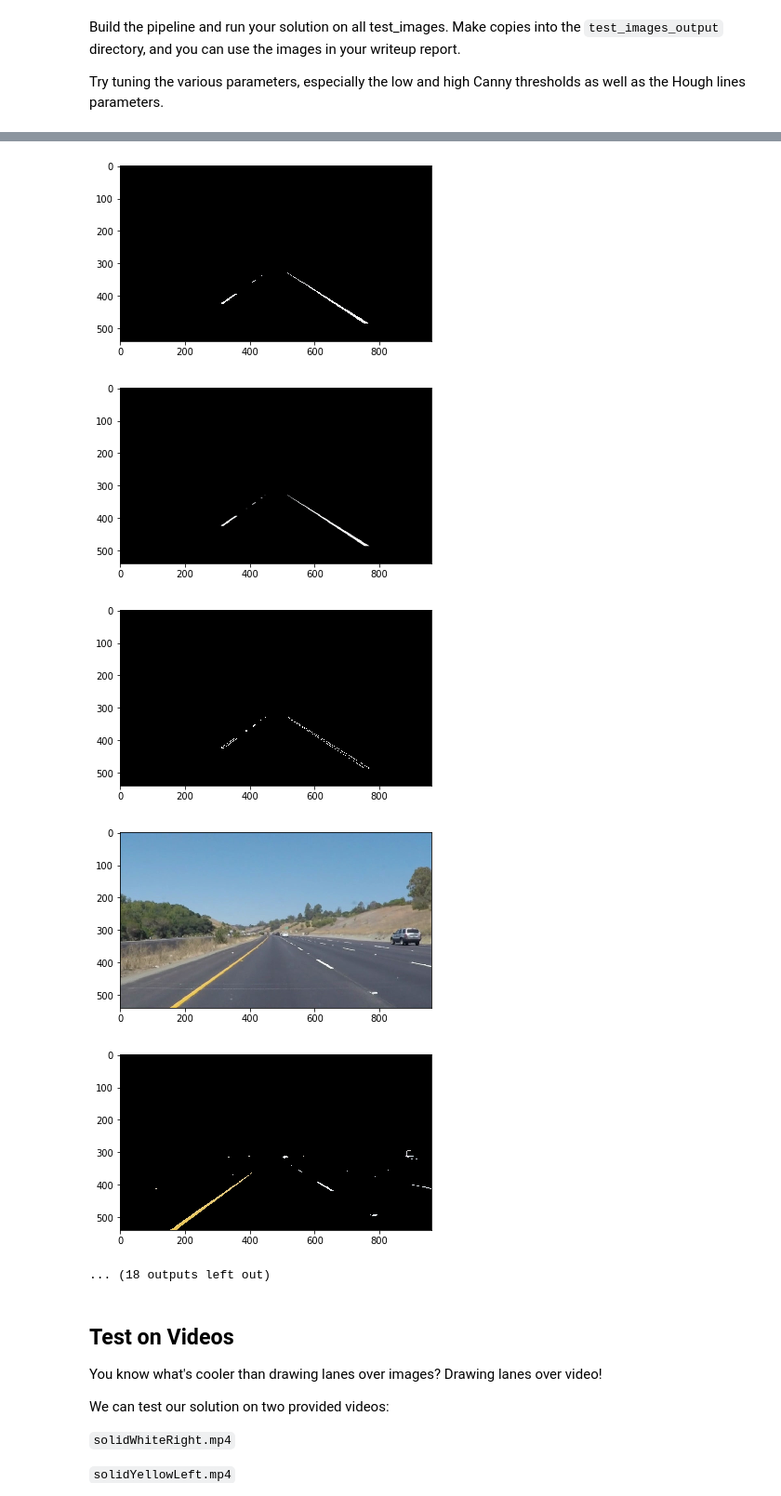
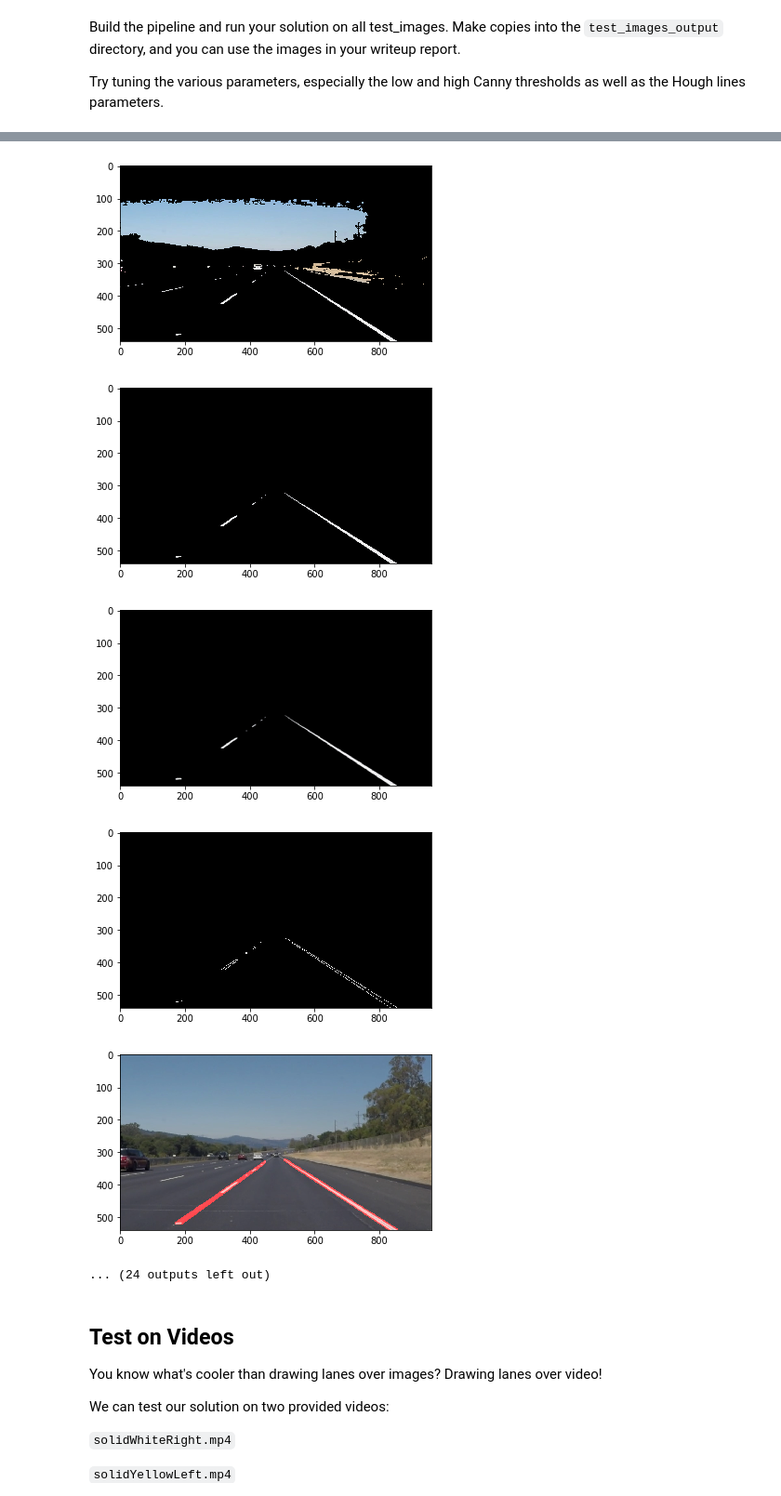
Before and after one commit to hbutler97/Finding-Lane-Lines, a Jupyter notebook: P1.ipynb, the cells around one changed output, grey strips where cells are left out. Shown at 93% size. Drawn from its saved outputs; the diff is of its cells as text; code cells hidden in the pictures.

```diff
--- a/P1.ipynb
+++ b/P1.ipynb
@@ -113,7 +113,7 @@ def region_of_interest(img, vertices):
     return masked_image
 
 
-def draw_lines(img, lines, color=[255, 0, 0], thickness=2):
+def draw_lines(img, lines, color=[255, 0, 0], thickness=6):
     """
     NOTE: this is the function you might want to use as a starting point once you want to
     average/extrapolate the line segments you detect to map out the full
@@ -184,12 +204,12 @@ def color_select_image(img):
     #2 convert to hls
     hsl = cv2.cvtColor(color_select,cv2.COLOR_RGB2HLS)
     #3 establish white threshold
-    lower_white = np.array([0,200,0])
+    lower_white = np.array([0,180,0])
     upper_white = np.array([255,255,255])
     #4 produce white mask
     white_mask = cv2.inRange(hsl, lower_white, upper_white)
     #5 establish yellow threshold
-    lower_yellow = np.array([10,0,100])
+    lower_yellow = np.array([4,0,100])
     upper_yellow = np.array([40,255,255])
     #6 produce yellow mask
     yellow_mask = cv2.inRange(hsl, lower_yellow, upper_yellow)
@@ -202,17 +240,22 @@ def find_region_of_interest(img):
     #region_select = open_image(img)
     #1 define corners
     numb_rows, numb_col = img.shape[:2]
-    bot_left  =  [numb_col * 0.21, numb_rows * 0.9]
-    bot_right =  [numb_col * 0.85, numb_rows * 0.9]
-    top_left  =  [numb_col * 0.48, numb_rows * 0.58]
-    top_right =  [numb_col * 0.54, numb_rows * 0.58]
+    bot_left  =  [numb_col * 0.1, numb_rows * 1.0]
+    bot_right =  [numb_col * 1.0, numb_rows * 1.0]
+    top_left  =  [numb_col * 0.44, numb_rows * 0.6]
+    top_right =  [numb_col * 0.54, numb_rows * 0.6]
 
     corners = np.array([bot_left, top_left, top_right, bot_right], dtype=np.int32)
     return region_of_interest(img, [corners])
-
-    #masked_image = region_of_interest(img, [corners])
-    #plt.imshow(masked_image)
-    #plt.show()
+# %%
+def get_hough_image(img):
+    rho = 1
+    theta = np.pi/180
+    threshold = 10
+    min_line_length = 20
+    max_line_gap = 150
+
+    return hough_lines(img, rho, theta, threshold, min_line_length, max_line_gap)
 # %%
 import os
 
@@ -226,18 +269,20 @@ color_select_list=[]
 region_select_list=[]
 gaussian_list=[]
 canny_list=[]
+hough_list=[]
 
 for file in file_list:
     color_image = color_select_image(file)
     color_select_list.append(color_image)
     region_select_image = find_region_of_interest(color_image)
     region_select_list.append(region_select_image)
-    guass_image = gaussian_blur(region_select_image,3)
+    guass_image = gaussian_blur(region_select_image,5)
     gaussian_list.append(guass_image)
     canny_image = canny(region_select_image, 75, 150)
     canny_list.append(canny_image)
-
-
+    hough_image = get_hough_image(canny_image)
+    hough_image = weighted_img(hough_image, open_image(file))
+    hough_list.append(hough_image)
 
 
 
@@ -254,7 +299,8 @@ for index, file in enumerate(file_list):
     plt.show()
     plt.imshow(canny_list[index], cmap='Greys_r')
     plt.show()
-
+    plt.imshow(hough_list[index])
+    plt.show()
 
 
 
@@ -276,9 +322,9 @@ os.chdir(cwd)
-[figure, old version]
+[figure, new version]
-[figure, old version]
+[figure, new version]
-[figure, old version]
+[figure, new version]
-[figure, old version]
+[figure, new version]
-[figure, old version]
+[figure, new version]
-... (18 outputs left out)
+... (24 outputs left out)
 # %% [markdown]
 ## Test on Videos
 
```
Also changed, not shown: parts of 8 cells of this notebook, 1 other file.
